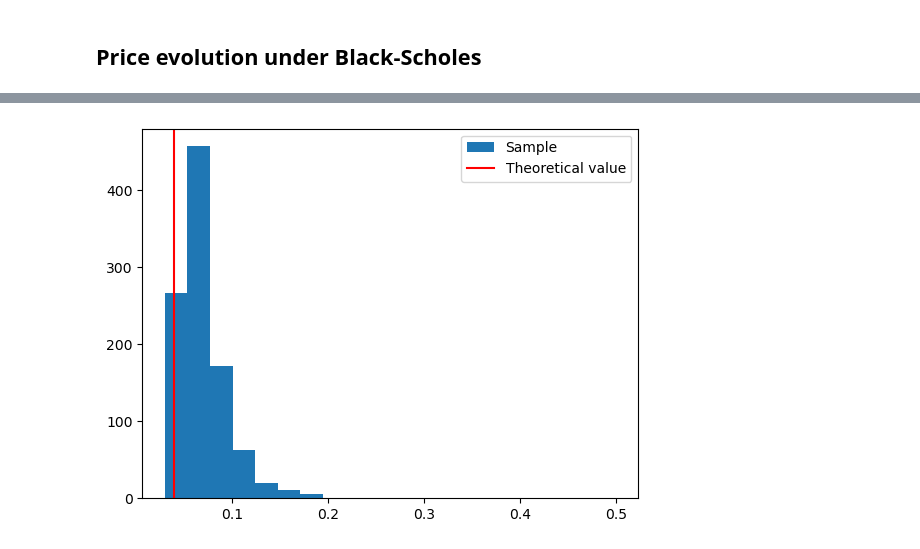
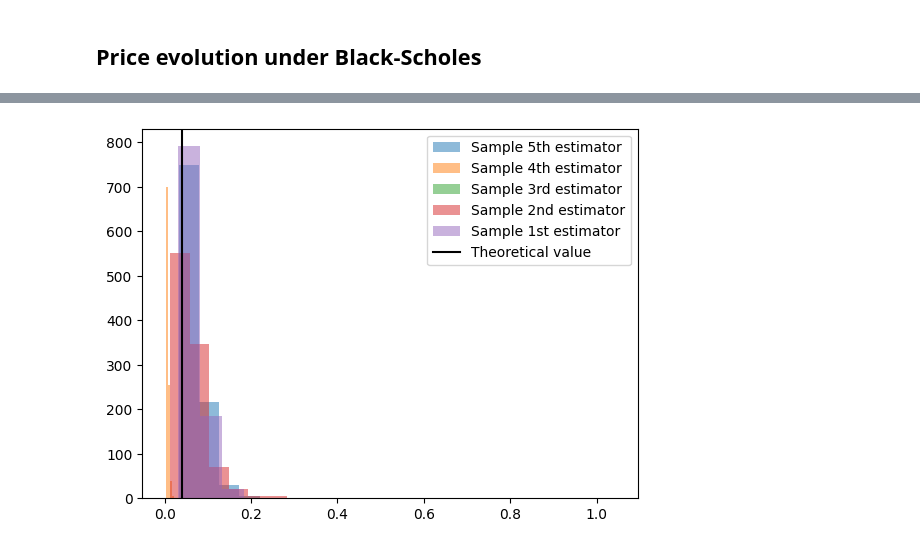
Before and after one commit to nicolassinott/HFT, a Jupyter notebook: Integrated_volatility/monte_carlo.ipynb, the cells around one changed output, grey strips where cells are left out. Drawn from its saved outputs; the diff is of its cells as text; code cells hidden in the pictures.

```diff
--- a/Integrated_volatility/monte_carlo.ipynb
+++ b/Integrated_volatility/monte_carlo.ipynb
@@ -400,13 +400,17 @@ plt.show()
 # %%
 fifth_vol_estimator_bs = fifth_best_estimator(X)
-# fourth_vol_estimator_bs = fourth_best_estimator(X, Nsec//10)
-# third_vol_estimator_bs = third_best_estimator(X)
-# second_vol_estimator_bs = second_best_estimator(X, True, K=np.NAN)
-# first_vol_estimator_bs = first_best_estimator(X)
+fourth_vol_estimator_bs = fourth_best_estimator(X, Nsec//10)
+third_vol_estimator_bs = third_best_estimator(X)
+second_vol_estimator_bs = second_best_estimator(X, True, K=np.NAN)
+first_vol_estimator_bs = first_best_estimator(X)
-# %%
-plt.hist(fifth_vol_estimator_bs, bins = 20, label = 'Sample')
-plt.axvline(alpha, label = 'Theoretical value', color = 'red')
-plt.legend()
-plt.show()
-# %% [output]
-[figure, removed]
+# %%
+plt.hist(fifth_vol_estimator_bs, bins = 20, label = 'Sample 5th estimator', alpha = 0.5)
+plt.hist(fourth_vol_estimator_bs, bins = 20, label = 'Sample 4th estimator', alpha = 0.5)
+plt.hist(third_vol_estimator_bs, bins = 20, label = 'Sample 3rd estimator', alpha = 0.5)
+plt.hist(second_vol_estimator_bs, bins = 20, label = 'Sample 2nd estimator', alpha = 0.5)
+plt.hist(first_vol_estimator_bs, bins = 20, label = 'Sample 1st estimator', alpha = 0.5)
+plt.axvline(alpha, label = 'Theoretical value', color = 'black')
+plt.legend()
+plt.show()
+# %% [output]
+[figure, added]
```
Also changed, not shown: parts of 4 cells of this notebook, 2 other files.
